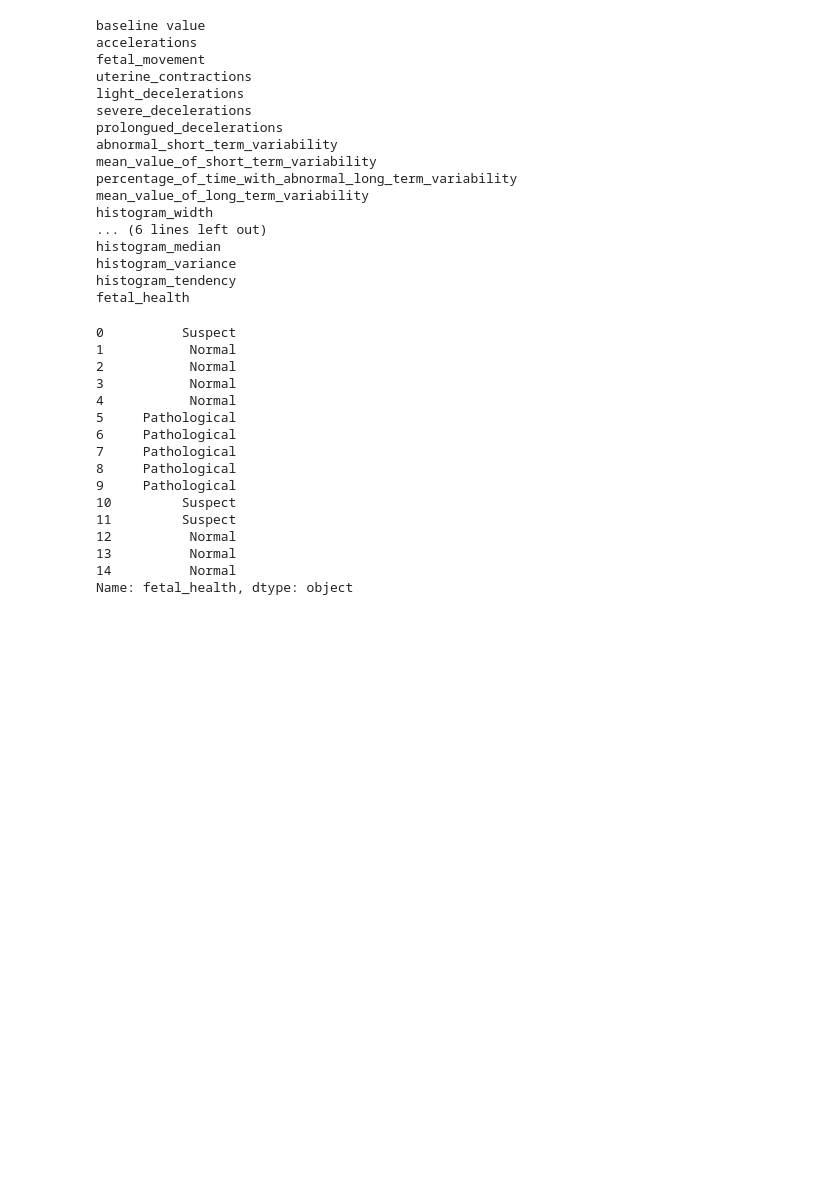
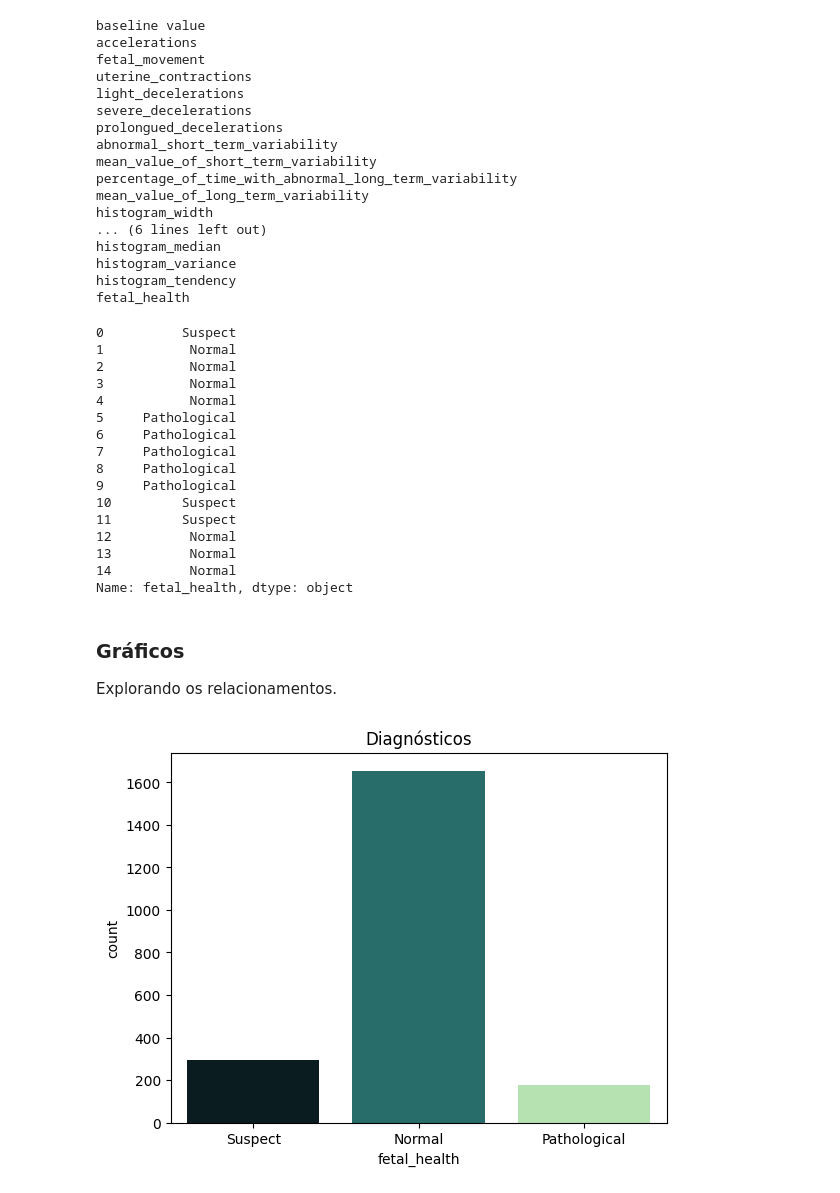
Before and after one commit to Curesharp/curesharp-datascience, a Jupyter notebook: analiseexploratoria.ipynb, the cells around one changed output. Saved outputs shown, nothing was run; the diff lists cells and outputs as text; code cells hidden in the pictures; blank space fills up the shorter version.

```diff
--- a/analiseexploratoria.ipynb
+++ b/analiseexploratoria.ipynb
@@ -196,3 +208,16 @@ fetal_health['fetal_health'].head(15)
 13          Normal
 14          Normal
 Name: fetal_health, dtype: object
+# %% [markdown]
+### Gráficos
+
+Explorando os relacionamentos.
+# %%
+# Descobrindo a população por rótulo
+cores =["#071E22","#1D7874", "#afeaaa"]
+ax = plt.axes()
+ax.set_title('Diagnósticos')
+sns.countplot(data=fetal_health, x="fetal_health", palette=cores, ax = ax)
+plt.show()
+# %% [output]
+[figure, added]
```
Also changed, not shown: parts of 7 cells of this notebook.
